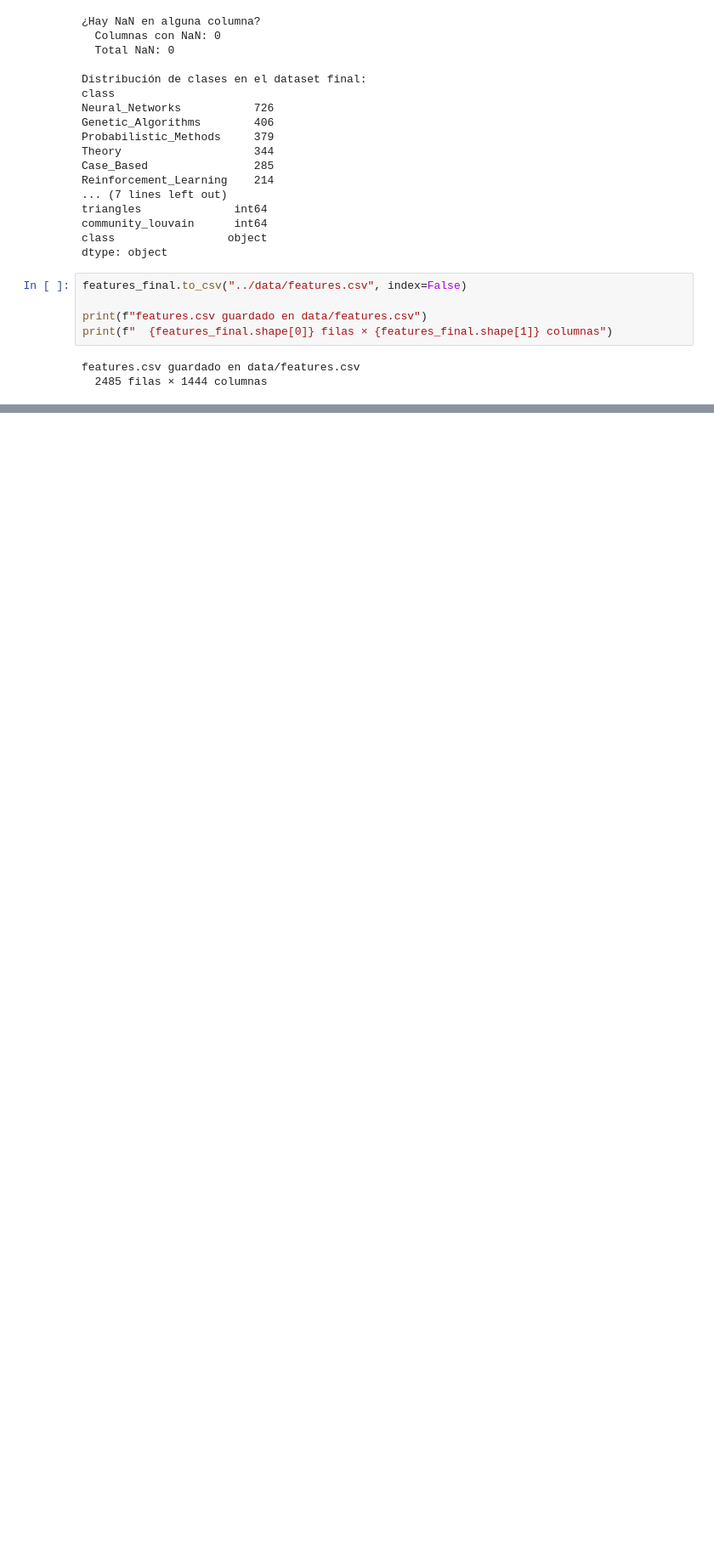
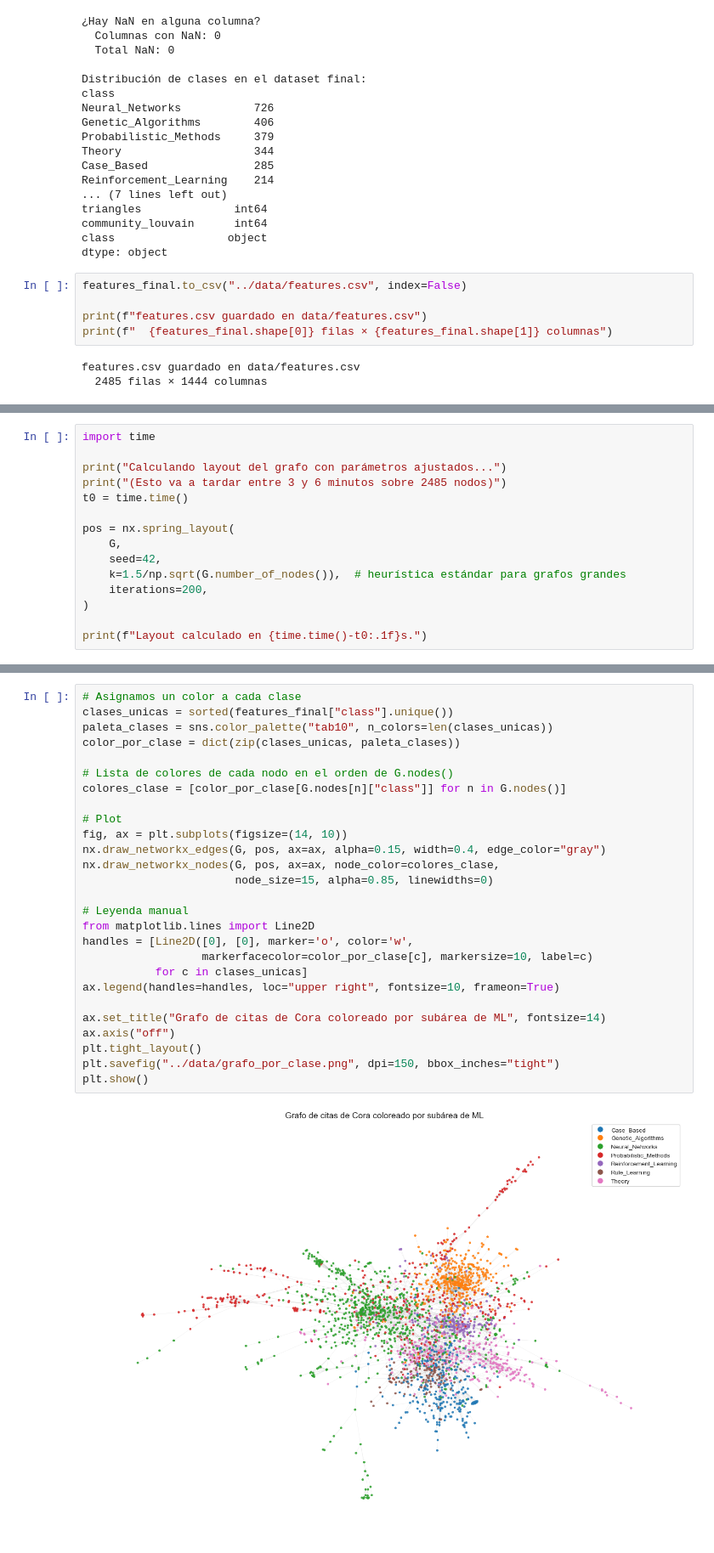
Before and after one commit to JesusSQ/aprendizaje-automatico-relacional, a Jupyter notebook: notebooks/01_eda_y_features.ipynb, the cells around one changed output, grey strips where cells are left out. Shown at 85% size. Saved outputs shown, nothing was run; the diff lists cells and outputs as text; blank space fills up the shorter version.

```diff
--- a/notebooks/01_eda_y_features.ipynb
+++ b/notebooks/01_eda_y_features.ipynb
@@ -554,0 +823,15 @@ features.csv guardado en data/features.csv
+# %%
+import time
+
+print("Calculando layout del grafo con parámetros ajustados...")
+print("(Esto va a tardar entre 3 y 6 minutos sobre 2485 nodos)")
+t0 = time.time()
+
+pos = nx.spring_layout(
+    G,
+    seed=42,
+    k=1.5/np.sqrt(G.number_of_nodes()),  # heurística estándar para grafos grandes
+    iterations=200,
+)
+
+print(f"Layout calculado en {time.time()-t0:.1f}s.")
@@ -554,0 +844,29 @@ features.csv guardado en data/features.csv
+# %%
+# Asignamos un color a cada clase
+clases_unicas = sorted(features_final["class"].unique())
+paleta_clases = sns.color_palette("tab10", n_colors=len(clases_unicas))
+color_por_clase = dict(zip(clases_unicas, paleta_clases))
+
+# Lista de colores de cada nodo en el orden de G.nodes()
+colores_clase = [color_por_clase[G.nodes[n]["class"]] for n in G.nodes()]
+
+# Plot
+fig, ax = plt.subplots(figsize=(14, 10))
+nx.draw_networkx_edges(G, pos, ax=ax, alpha=0.15, width=0.4, edge_color="gray")
+nx.draw_networkx_nodes(G, pos, ax=ax, node_color=colores_clase,
+                       node_size=15, alpha=0.85, linewidths=0)
+
+# Leyenda manual
+from matplotlib.lines import Line2D
+handles = [Line2D([0], [0], marker='o', color='w',
+                  markerfacecolor=color_por_clase[c], markersize=10, label=c)
+           for c in clases_unicas]
+ax.legend(handles=handles, loc="upper right", fontsize=10, frameon=True)
+
+ax.set_title("Grafo de citas de Cora coloreado por subárea de ML", fontsize=14)
+ax.axis("off")
+plt.tight_layout()
+plt.savefig("../data/grafo_por_clase.png", dpi=150, bbox_inches="tight")
+plt.show()
+# %% [output]
+[figure, added]
```
Also changed, not shown: parts of 23 cells of this notebook, 3 other files.
